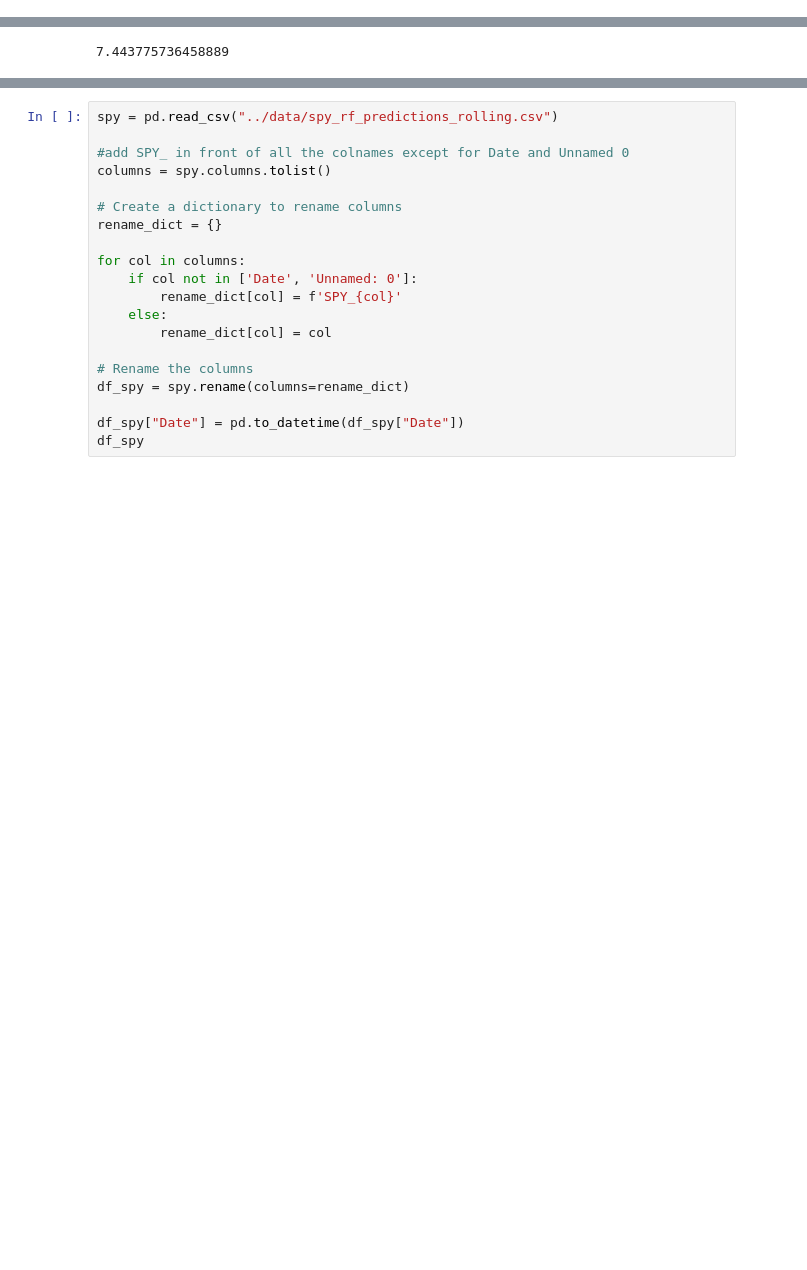
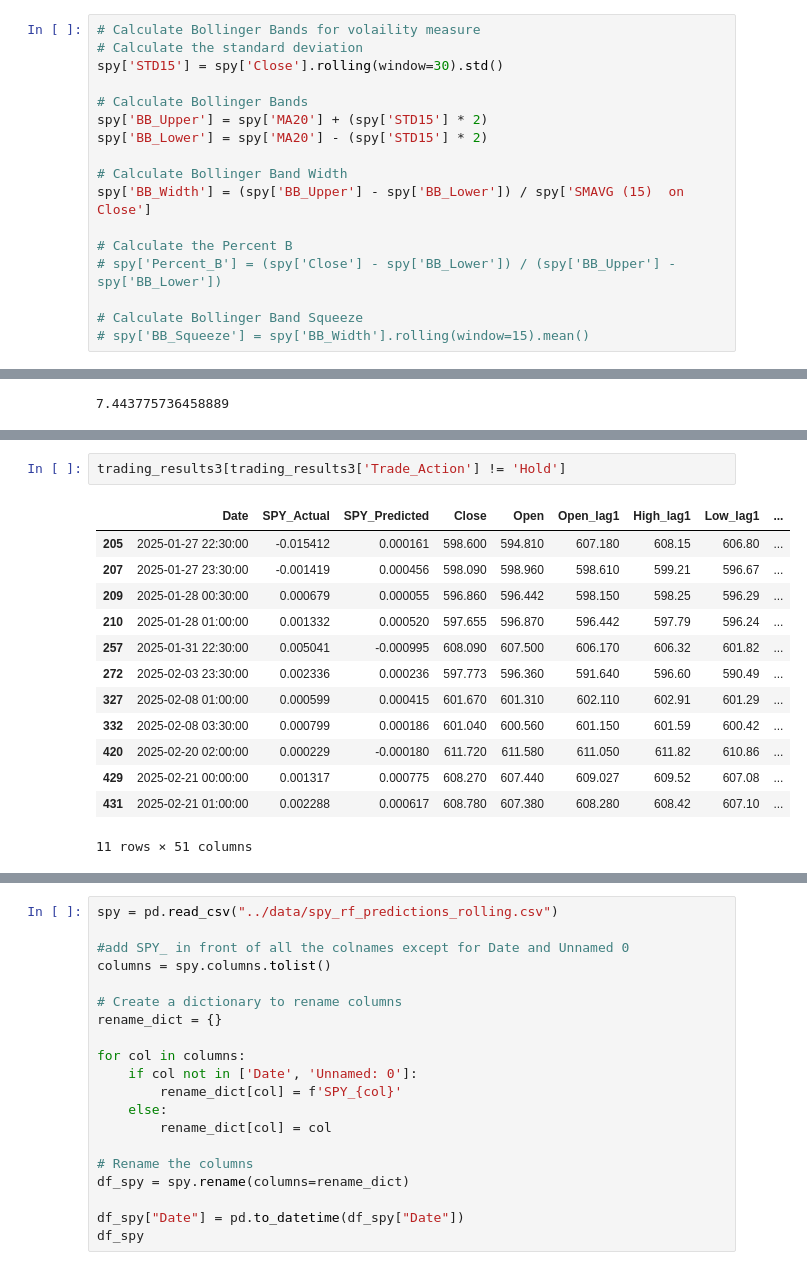
Before and after one commit to jeswid/DSE4211_Trading_Strategy, a Jupyter notebook: src/spy_rf_strategy.ipynb, the cells around one changed output, grey strips where cells are left out. Saved outputs shown, nothing was run; the diff lists cells and outputs as text; blank space fills up the shorter version.

```diff
--- a/src/spy_rf_strategy.ipynb
+++ b/src/spy_rf_strategy.ipynb
@@ -200,3 +202,20 @@ spy['BB_Width'] = (spy['BB_Upper'] - spy['BB_Lower']) / spy['SMAVG (15)  on Clos
+# %%
+# Calculate Bollinger Bands for volaility measure
+# Calculate the standard deviation
+spy['STD15'] = spy['Close'].rolling(window=30).std()
+
+# Calculate Bollinger Bands
+spy['BB_Upper'] = spy['MA20'] + (spy['STD15'] * 2)
+spy['BB_Lower'] = spy['MA20'] - (spy['STD15'] * 2)
+
+# Calculate Bollinger Band Width
+spy['BB_Width'] = (spy['BB_Upper'] - spy['BB_Lower']) / spy['SMAVG (15)  on Close']
+
+# Calculate the Percent B
+# spy['Percent_B'] = (spy['Close'] - spy['BB_Lower']) / (spy['BB_Upper'] - spy['BB_Lower'])
+
+# Calculate Bollinger Band Squeeze
+# spy['BB_Squeeze'] = spy['BB_Width'].rolling(window=15).mean()
 # %%
 # Create lagged columns (shift by 1)
 lagged_spy = spy.copy()
@@ -527,0 +659,16 @@ min(lagged_spy['RSI_lag1'])
+# %%
+trading_results3[trading_results3['Trade_Action'] != 'Hold']
+# %% [output]
+|  | Date | SPY_Actual | SPY_Predicted | Close | Open | Open_lag1 | High_lag1 | Low_lag1 | ... |
+| 205 | 2025-01-27 22:30:00 | -0.015412 | 0.000161 | 598.600 | 594.810 | 607.180 | 608.15 | 606.80 | ... |
+| 207 | 2025-01-27 23:30:00 | -0.001419 | 0.000456 | 598.090 | 598.960 | 598.610 | 599.21 | 596.67 | ... |
+| 209 | 2025-01-28 00:30:00 | 0.000679 | 0.000055 | 596.860 | 596.442 | 598.150 | 598.25 | 596.29 | ... |
+| 210 | 2025-01-28 01:00:00 | 0.001332 | 0.000520 | 597.655 | 596.870 | 596.442 | 597.79 | 596.24 | ... |
+| 257 | 2025-01-31 22:30:00 | 0.005041 | -0.000995 | 608.090 | 607.500 | 606.170 | 606.32 | 601.82 | ... |
+| 272 | 2025-02-03 23:30:00 | 0.002336 | 0.000236 | 597.773 | 596.360 | 591.640 | 596.60 | 590.49 | ... |
+| 327 | 2025-02-08 01:00:00 | 0.000599 | 0.000415 | 601.670 | 601.310 | 602.110 | 602.91 | 601.29 | ... |
+| 332 | 2025-02-08 03:30:00 | 0.000799 | 0.000186 | 601.040 | 600.560 | 601.150 | 601.59 | 600.42 | ... |
+| 420 | 2025-02-20 02:00:00 | 0.000229 | -0.000180 | 611.720 | 611.580 | 611.050 | 611.82 | 610.86 | ... |
+| 429 | 2025-02-21 00:00:00 | 0.001317 | 0.000775 | 608.270 | 607.440 | 609.027 | 609.52 | 607.08 | ... |
+| 431 | 2025-02-21 01:00:00 | 0.002288 | 0.000617 | 608.780 | 607.380 | 608.280 | 608.42 | 607.10 | ... |
+11 rows × 51 columns
```
Also changed, not shown: parts of 17 cells of this notebook, 2 other files.
